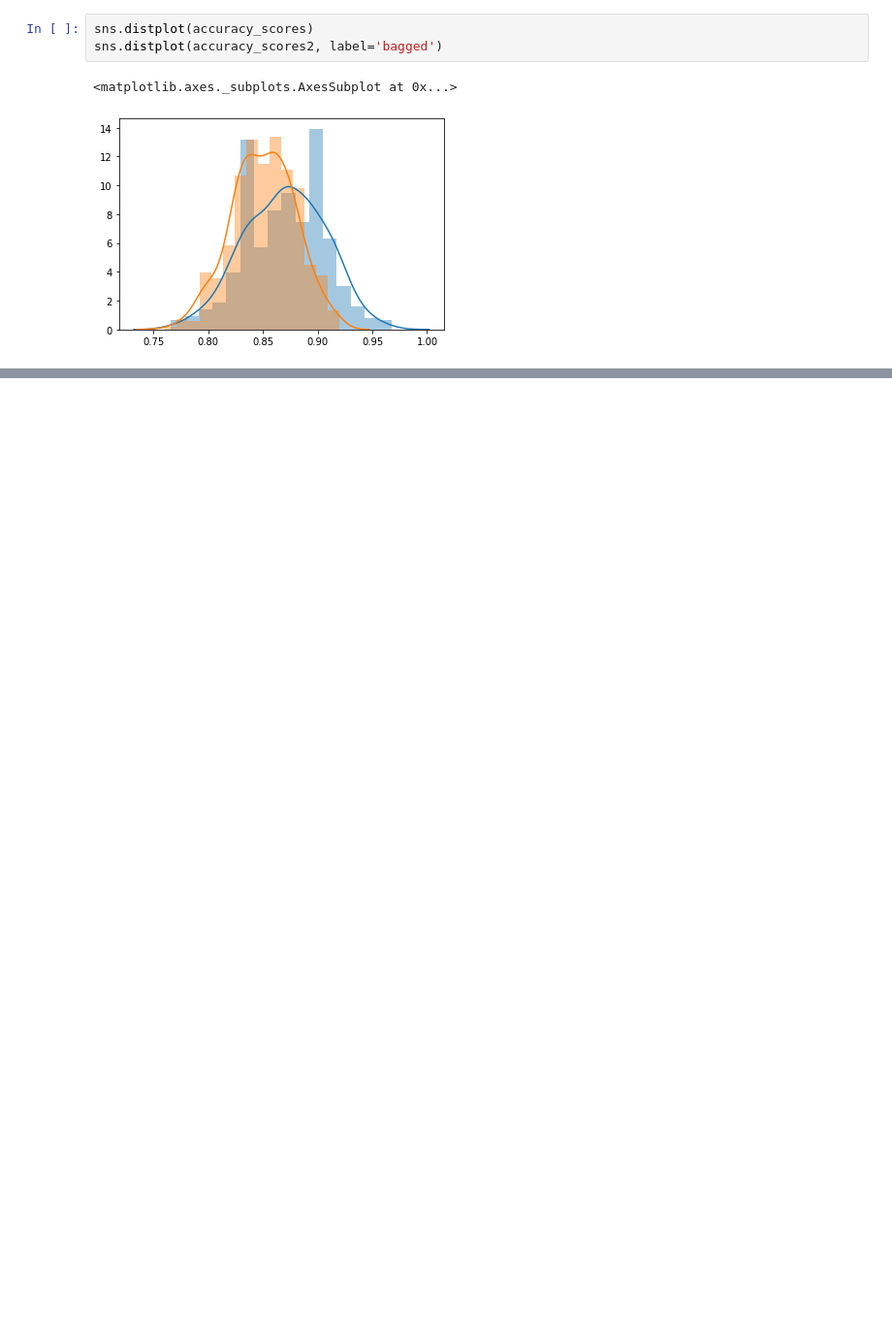
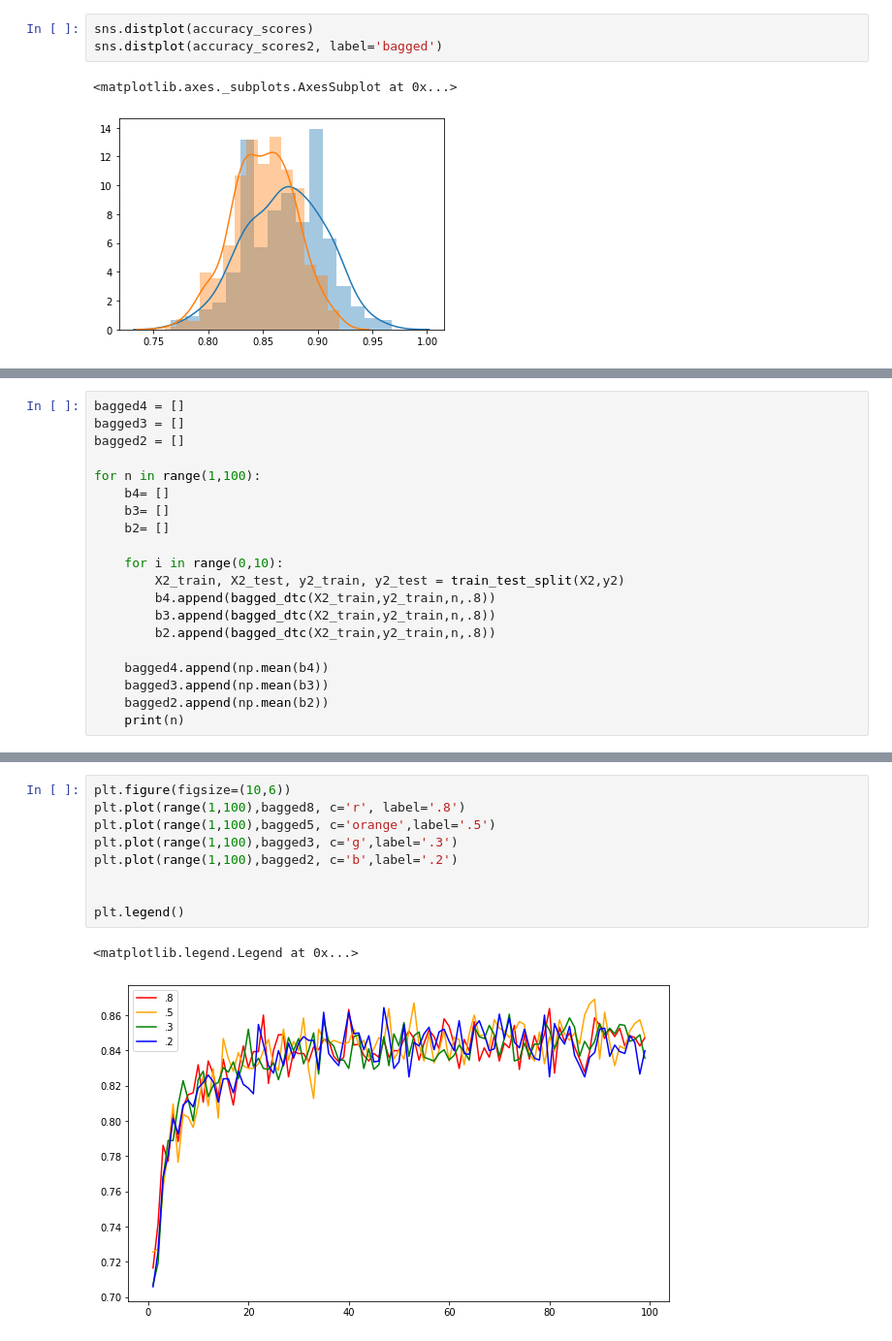
Before and after one commit to max-miller/ds_ground_up, a Jupyter notebook: neighbors_tree/ensemble_methods.ipynb, the cells around one changed output, grey strips where cells are left out. Shown at 97% size. Drawn from its saved outputs; the diff is of its cells as text; blank space fills up the shorter version.

```diff
--- a/neighbors_tree/ensemble_methods.ipynb
+++ b/neighbors_tree/ensemble_methods.ipynb
@@ -449,0 +537,20 @@ sns.distplot(accuracy_scores2, label='bagged')
+# %%
+bagged4 = []
+bagged3 = []
+bagged2 = []
+
+for n in range(1,100):
+    b4= []
+    b3= []
+    b2= []
+
+    for i in range(0,10):
+        X2_train, X2_test, y2_train, y2_test = train_test_split(X2,y2)
+        b4.append(bagged_dtc(X2_train,y2_train,n,.8))
+        b3.append(bagged_dtc(X2_train,y2_train,n,.8))
+        b2.append(bagged_dtc(X2_train,y2_train,n,.8))
+
+    bagged4.append(np.mean(b4))
+    bagged3.append(np.mean(b3))
+    bagged2.append(np.mean(b2))
+    print(n)
@@ -449,0 +575,12 @@ sns.distplot(accuracy_scores2, label='bagged')
+# %%
+plt.figure(figsize=(10,6))
+plt.plot(range(1,100),bagged8, c='r', label='.8')
+plt.plot(range(1,100),bagged5, c='orange',label='.5')
+plt.plot(range(1,100),bagged3, c='g',label='.3')
+plt.plot(range(1,100),bagged2, c='b',label='.2')
+
+
+plt.legend()
+# %% [output]
+<matplotlib.legend.Legend at 0x...>
+[figure, added]
```
Also changed, not shown: parts of 8 cells of this notebook.
